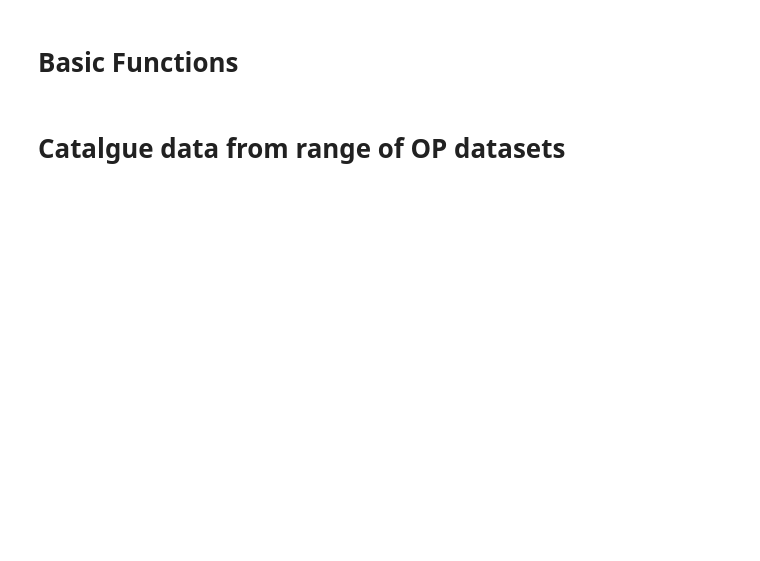
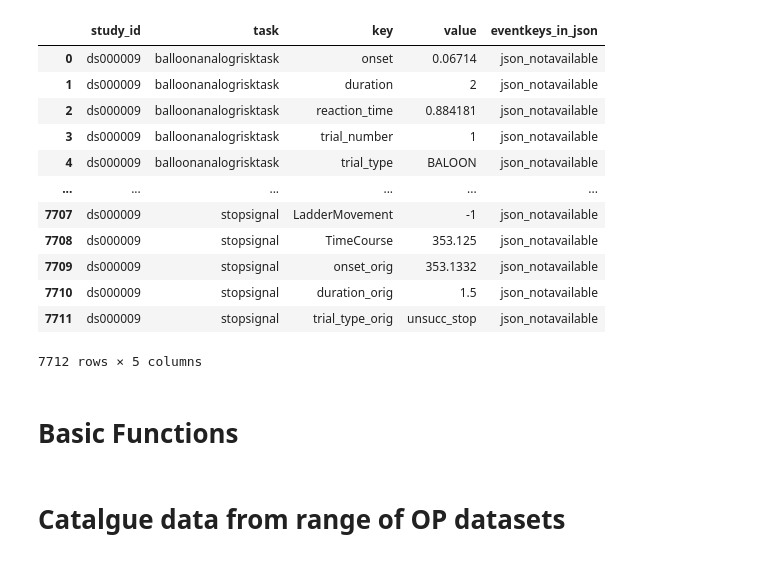
Before and after one commit to demidenm/openneuro_scrub, a Jupyter notebook: scripts/notebooks/summarize_information.ipynb, the cells around one changed output. Saved outputs shown, nothing was run; the diff lists cells and outputs as text; code cells hidden in the pictures; blank space fills up the shorter version.

```diff
--- a/scripts/notebooks/summarize_information.ipynb
+++ b/scripts/notebooks/summarize_information.ipynb
@@ -29,3 +58,19 @@ output_dir = "/oak/stanford/groups/russpold/users/demidenm/openneuro_scrub/outpu
+# %%
+all_events
+# %% [output]
+|  | study_id | task | key | value | eventkeys_in_json |
+| 0 | ds000009 | balloonanalogrisktask | onset | 0.06714 | json_notavailable |
+| 1 | ds000009 | balloonanalogrisktask | duration | 2 | json_notavailable |
+| 2 | ds000009 | balloonanalogrisktask | reaction_time | 0.884181 | json_notavailable |
+| 3 | ds000009 | balloonanalogrisktask | trial_number | 1 | json_notavailable |
+| 4 | ds000009 | balloonanalogrisktask | trial_type | BALOON | json_notavailable |
+| ... | ... | ... | ... | ... | ... |
+| 7707 | ds000009 | stopsignal | LadderMovement | -1 | json_notavailable |
+| 7708 | ds000009 | stopsignal | TimeCourse | 353.125 | json_notavailable |
+| 7709 | ds000009 | stopsignal | onset_orig | 353.1332 | json_notavailable |
+| 7710 | ds000009 | stopsignal | duration_orig | 1.5 | json_notavailable |
+| 7711 | ds000009 | stopsignal | trial_type_orig | unsucc_stop | json_notavailable |
+7712 rows × 5 columns
 # %% [markdown]
 # Basic Functions
 # %%
```
Also changed, not shown: parts of 7 cells of this notebook, 19 other files.
